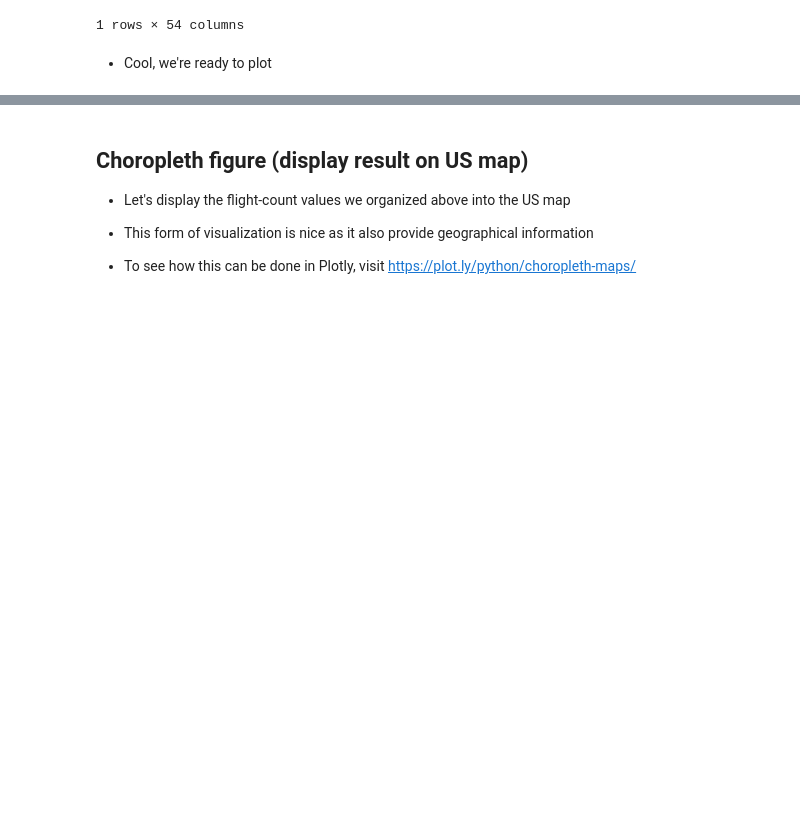
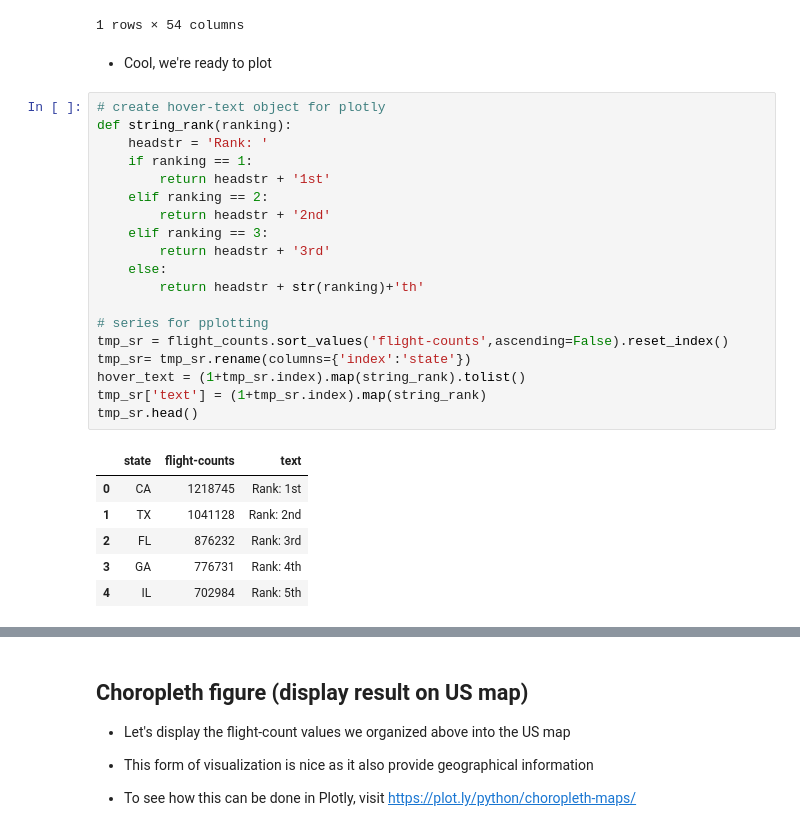
Before and after one commit to wtak23/airtraffic, a Jupyter notebook: final_scripts/flight-count-analysis.ipynb, the cells around one changed output, grey strips where cells are left out. Drawn from its saved outputs; the diff is of its cells as text; blank space fills up the shorter version.

```diff
--- a/final_scripts/flight-count-analysis.ipynb
+++ b/final_scripts/flight-count-analysis.ipynb
@@ -613,5 +635,31 @@ flight_counts.T
 1 rows × 54 columns
 # %% [markdown]
 - Cool, we're ready to plot
+# %%
+# create hover-text object for plotly
+def string_rank(ranking):
+    headstr = 'Rank: '
+    if ranking == 1:
+        return headstr + '1st'
+    elif ranking == 2:
+        return headstr + '2nd'
+    elif ranking == 3:
+        return headstr + '3rd'
+    else:
+        return headstr + str(ranking)+'th'
+
+# series for pplotting
+tmp_sr = flight_counts.sort_values('flight-counts',ascending=False).reset_index()
+tmp_sr= tmp_sr.rename(columns={'index':'state'})
+hover_text = (1+tmp_sr.index).map(string_rank).tolist()
+tmp_sr['text'] = (1+tmp_sr.index).map(string_rank)
+tmp_sr.head()
+# %% [output]
+|  | state | flight-counts | text |
+| 0 | CA | 1218745 | Rank: 1st |
+| 1 | TX | 1041128 | Rank: 2nd |
+| 2 | FL | 876232 | Rank: 3rd |
+| 3 | GA | 776731 | Rank: 4th |
+| 4 | IL | 702984 | Rank: 5th |
 # %%
 title = 'US airflight-counts across states " (during {})'.format(period)
```
Also changed, not shown: parts of 27 cells of this notebook, 14 other files.
